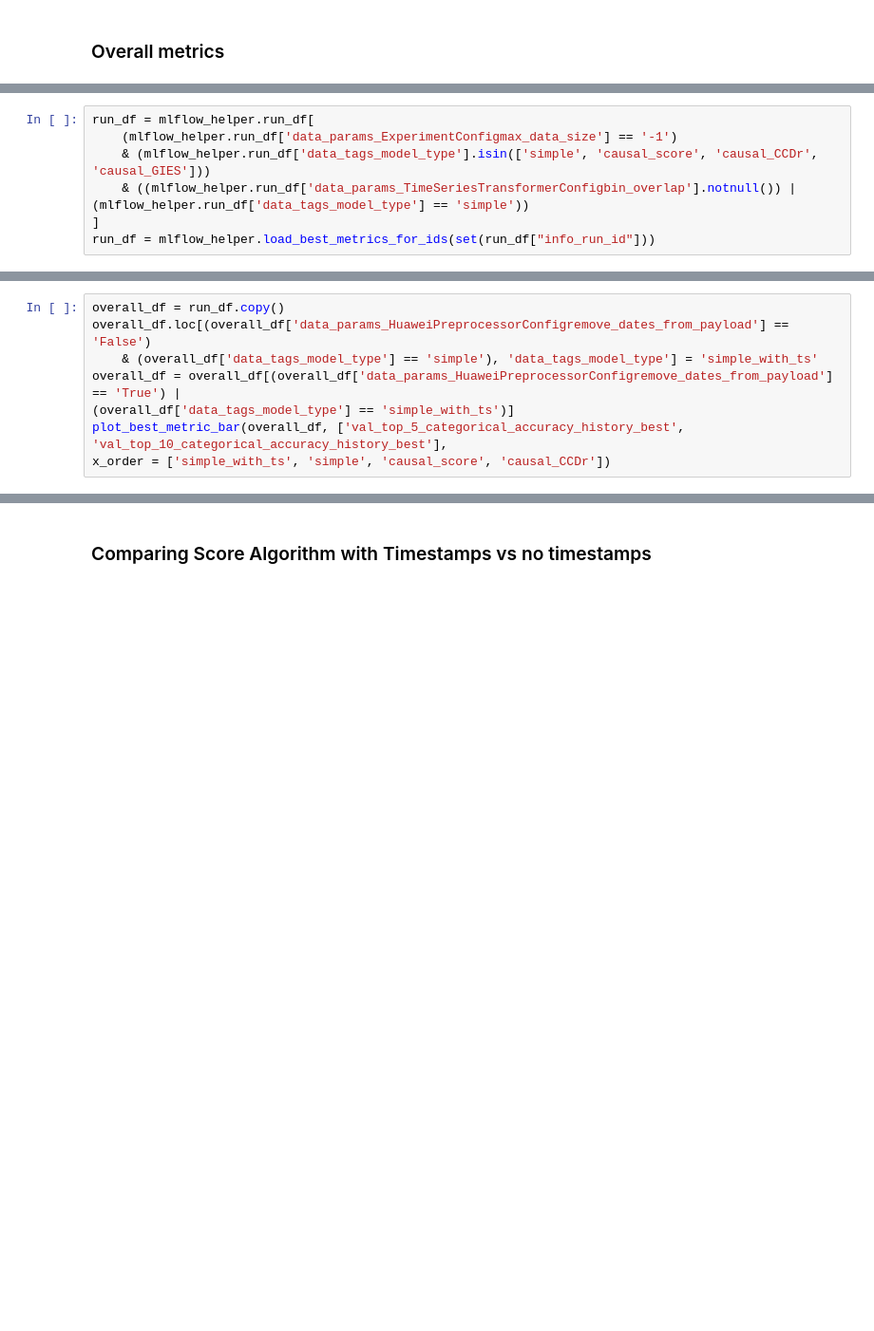
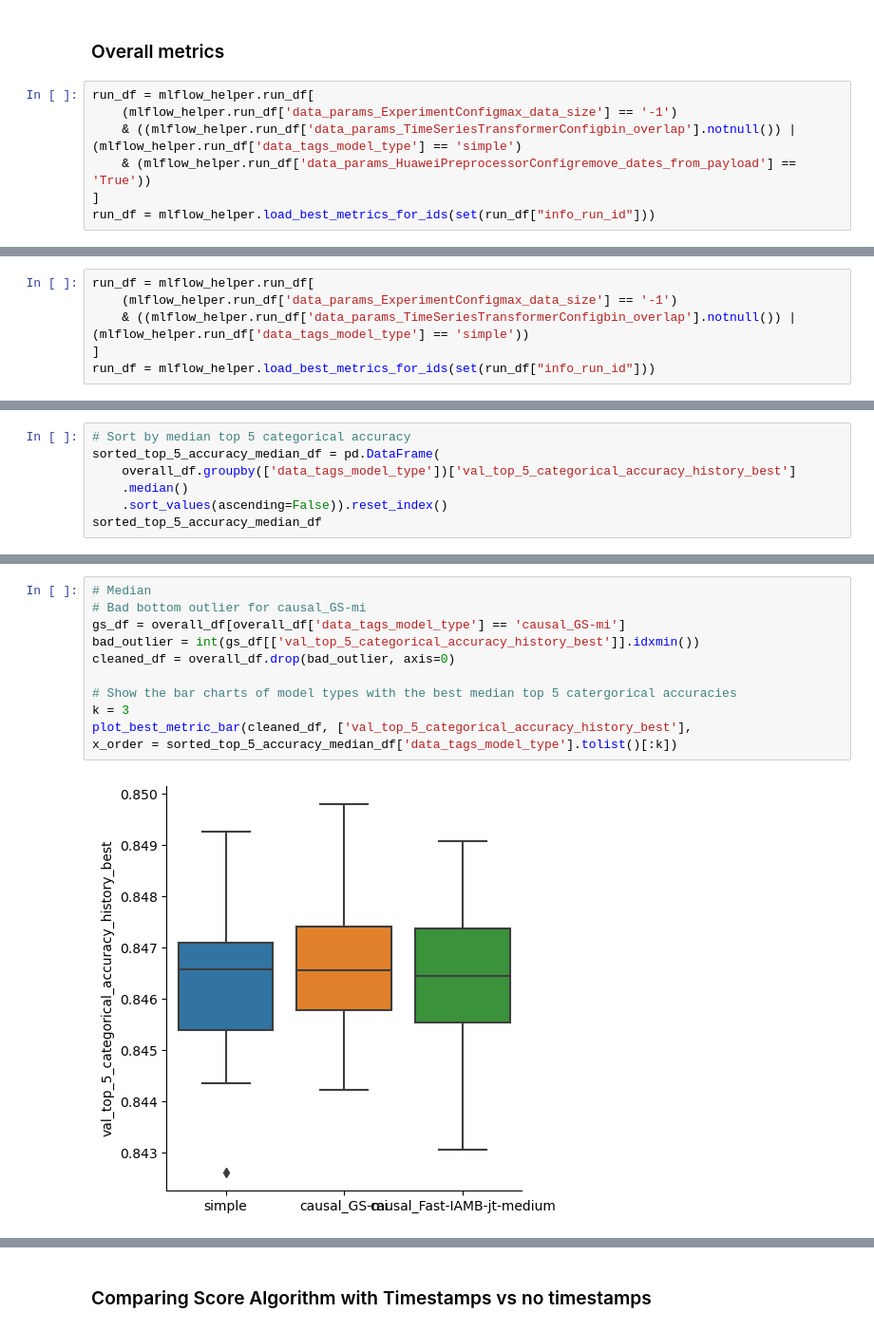
Before and after one commit to ralmasri/Domain-Guided-Monitoring, a Jupyter notebook: notebooks/knowledge_graphs.ipynb, the cells around one changed output, grey strips where cells are left out. Shown at 95% size. Cells and saved outputs as stored; diff of their text form; blank space fills up the shorter version.

Commit message:
updated knowlge graph

```diff
--- a/notebooks/knowledge_graphs.ipynb
+++ b/notebooks/knowledge_graphs.ipynb
@@ -80,3 +79,10 @@ def plot_best_metric_bar(metric_df, metric_names,
             g.savefig("bar_{}.png".format(metric_name))
 # %% [markdown]
 ### Overall metrics
+# %%
+run_df = mlflow_helper.run_df[
+    (mlflow_helper.run_df['data_params_ExperimentConfigmax_data_size'] == '-1')
+    & ((mlflow_helper.run_df['data_params_TimeSeriesTransformerConfigbin_overlap'].notnull()) | (mlflow_helper.run_df['data_tags_model_type'] == 'simple')
+    & (mlflow_helper.run_df['data_params_HuaweiPreprocessorConfigremove_dates_from_payload'] == 'True'))
+]
+run_df = mlflow_helper.load_best_metrics_for_ids(set(run_df["info_run_id"]))
@@ -83,7 +170,6 @@ def plot_best_metric_bar(metric_df, metric_names,
 # %%
 run_df = mlflow_helper.run_df[
     (mlflow_helper.run_df['data_params_ExperimentConfigmax_data_size'] == '-1')
-    & (mlflow_helper.run_df['data_tags_model_type'].isin(['simple', 'causal_score', 'causal_CCDr', 'causal_GIES']))
     & ((mlflow_helper.run_df['data_params_TimeSeriesTransformerConfigbin_overlap'].notnull()) | (mlflow_helper.run_df['data_tags_model_type'] == 'simple'))
 ]
 run_df = mlflow_helper.load_best_metrics_for_ids(set(run_df["info_run_id"]))
@@ -107,8 +183,0 @@ run_df = mlflow_helper.load_best_metrics_for_ids(set(run_df["info_run_id"]))
-# %%
-overall_df = run_df.copy()
-overall_df.loc[(overall_df['data_params_HuaweiPreprocessorConfigremove_dates_from_payload'] == 'False')
-    & (overall_df['data_tags_model_type'] == 'simple'), 'data_tags_model_type'] = 'simple_with_ts'
-overall_df = overall_df[(overall_df['data_params_HuaweiPreprocessorConfigremove_dates_from_payload'] == 'True') |
-(overall_df['data_tags_model_type'] == 'simple_with_ts')]
-plot_best_metric_bar(overall_df, ['val_top_5_categorical_accuracy_history_best', 'val_top_10_categorical_accuracy_history_best'],
-x_order = ['simple_with_ts', 'simple', 'causal_score', 'causal_CCDr'])
@@ -117,0 +212,7 @@ x_order = ['simple_with_ts', 'simple', 'causal_score', 'causal_CCDr'])
+# %%
+# Sort by median top 5 categorical accuracy
+sorted_top_5_accuracy_median_df = pd.DataFrame(
+    overall_df.groupby(['data_tags_model_type'])['val_top_5_categorical_accuracy_history_best']
+    .median()
+    .sort_values(ascending=False)).reset_index()
+sorted_top_5_accuracy_median_df
@@ -117,0 +237,13 @@ x_order = ['simple_with_ts', 'simple', 'causal_score', 'causal_CCDr'])
+# %%
+# Median
+# Bad bottom outlier for causal_GS-mi
+gs_df = overall_df[overall_df['data_tags_model_type'] == 'causal_GS-mi']
+bad_outlier = int(gs_df[['val_top_5_categorical_accuracy_history_best']].idxmin())
+cleaned_df = overall_df.drop(bad_outlier, axis=0)
+
+# Show the bar charts of model types with the best median top 5 catergorical accuracies
+k = 3
+plot_best_metric_bar(cleaned_df, ['val_top_5_categorical_accuracy_history_best'],
+x_order = sorted_top_5_accuracy_median_df['data_tags_model_type'].tolist()[:k])
+# %% [output]
+[figure, added]
```
Also changed, not shown: parts of 13 cells of this notebook.
